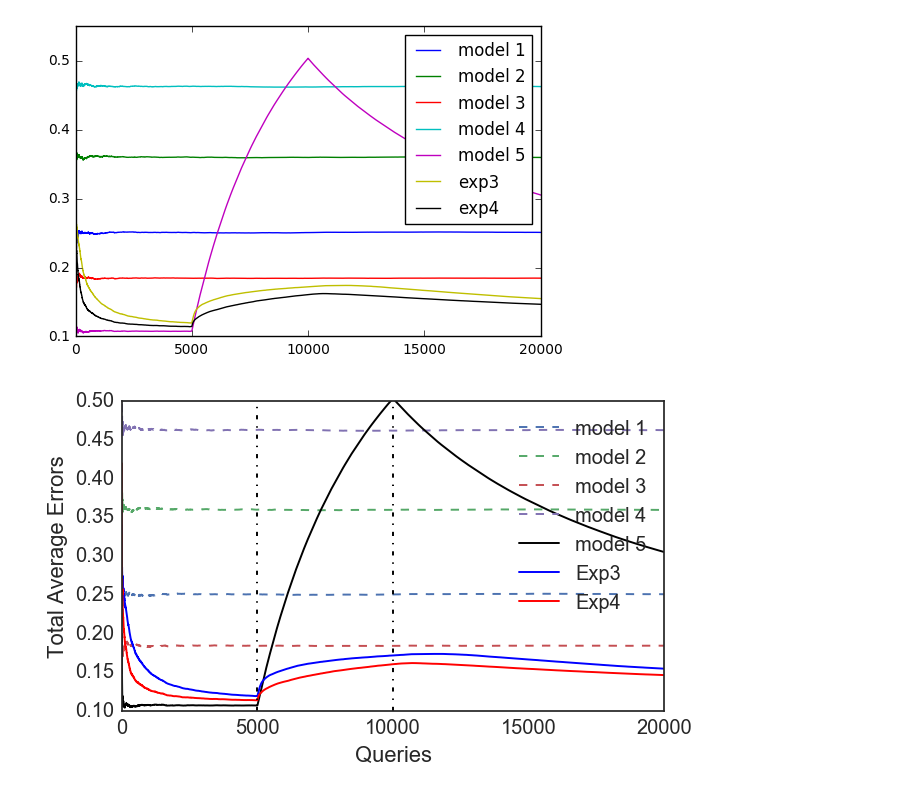
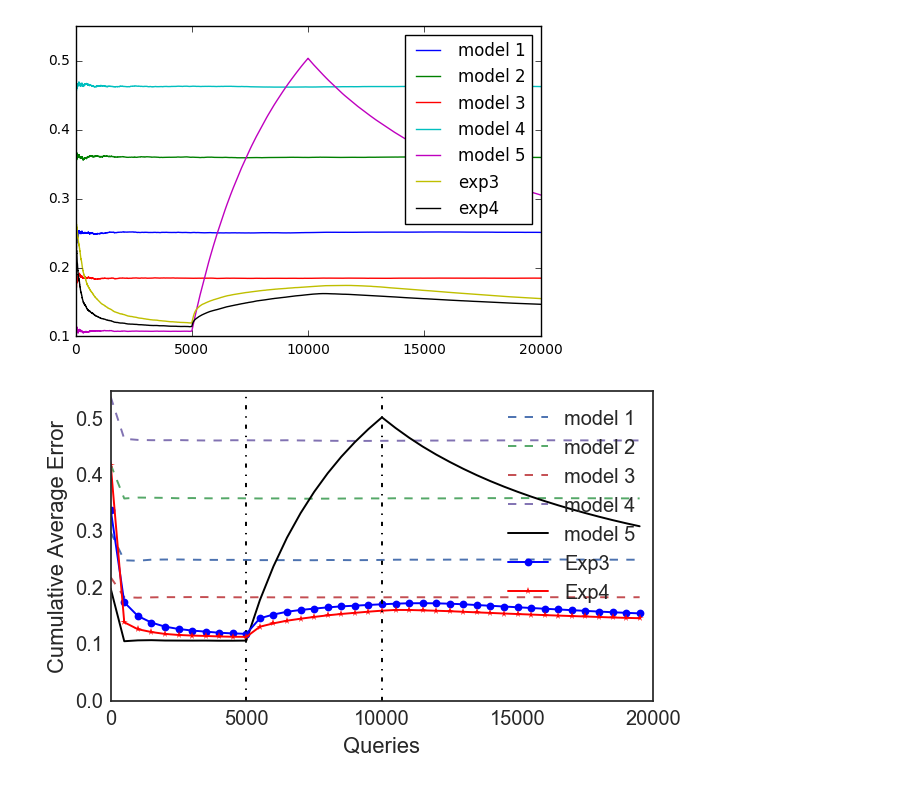
Before and after one commit to dcrankshaw/clipper-plots, a Jupyter notebook: single-model-selection/cifar-ensemble-study.ipynb, the cells around one changed output. Cells and saved outputs as stored; diff of their text form; code cells hidden in the pictures.

Commit message:
updating figure making code

```diff
--- a/single-model-selection/cifar-ensemble-study.ipynb
+++ b/single-model-selection/cifar-ensemble-study.ipynb
@@ -102,7 +102,7 @@ reproducing the earlier predictions
 # %%
 z = tf.placeholder(tf.float32, shape=(None, d, k))
 w = weight_variable([k])
-r = tf.reduce_sum(tf.mul(z,w),reduction_indices=[2])
+r = tf.reduce_sum(tf.multiply(z,w),reduction_indices=[2])
 
 init = tf.initialize_all_variables()
 sess = tf.Session()
@@ -125,7 +128,7 @@ for i in range(k):
 z = tf.placeholder(tf.float32, shape=(None, d, k))
 w = weight_variable([k])
 b = bias_variable([d])
-q = tf.reduce_sum(tf.mul(z,w),reduction_indices=[2]) + b
+q = tf.reduce_sum(tf.multiply(z,w),reduction_indices=[2]) + b
 y = tf.nn.softmax(q)
 y_ = tf.placeholder(tf.float32, [None, 10])
 cross_entropy = tf.reduce_mean(-tf.reduce_sum(y_ * tf.log(y), reduction_indices=[1]))
@@ -349,31 +355,42 @@ plt.legend(['model 1', 'model 2', 'model 3', 'model 4', 'model 5', 'exp3', 'exp4
 [figure]
 # %%
 plt.subplots?
+# %%
+import matplotlib
+matplotlib.rcParams['pdf.fonttype'] = 42
+matplotlib.rcParams['ps.fonttype'] = 42
 # %%
 import seaborn as sns
+sns.set()
 sns.set_style("white")
 sns.set_context("paper", font_scale=1.8,)
 
 
 fig, ax = plt.subplots(figsize=(7,4))
 T = len(avg_loss)
+
+s = len(avg_loss[:,5])
+examples = np.arange(s)[::500]
+savg_loss = avg_loss[::500, ]
 for i in range(5):
     if i == 4:
-        ax.plot(avg_loss[:,i], 'k', label='model '+str(i+1))
+        ax.plot(examples, savg_loss[:,i], 'k', label='model '+str(i+1))
     else:
-        ax.plot(avg_loss[:,i], '--', label='model '+str(i+1))
-ax.plot(avg_loss[:,5], 'b-' , label='Exp3')
-ax.plot(avg_loss[:,6], 'r-' , label='Exp4')
+        ax.plot(examples, savg_loss[:,i], '--', label='model '+str(i+1))
+
+
+ax.plot(examples, savg_loss[:,5], 'b-o' , label='Exp3')
+ax.plot(examples, savg_loss[:,6], 'r-*' , label='Exp4')
+
 plt.xlabel('Queries')
-plt.ylabel('Total Average Errors')
+plt.ylabel('Cumulative Average Error')
 plt.axvline(x=5000,color='black',linestyle='-.')
 plt.axvline(x=10000,color='black',linestyle='-.')
-ax.set_ylim([0.1,.5])
-# ax.legend(loc=1)
-ax.legend(loc=(0.72,0.29))
+ax.set_ylim([0.,.55])
+ax.legend(loc=1)
 plt.savefig('cifar10-exp3-drift.pdf')
 # %% [output]
-[figure, old version]
+[figure, new version]
 # %%
 fig, ax = plt.subplots()
 ax.plot(range(len(avg_loss)), avg_loss, label='exp3-vs-exp4-drift')
```
Also changed, not shown: parts of 6 cells of this notebook.
